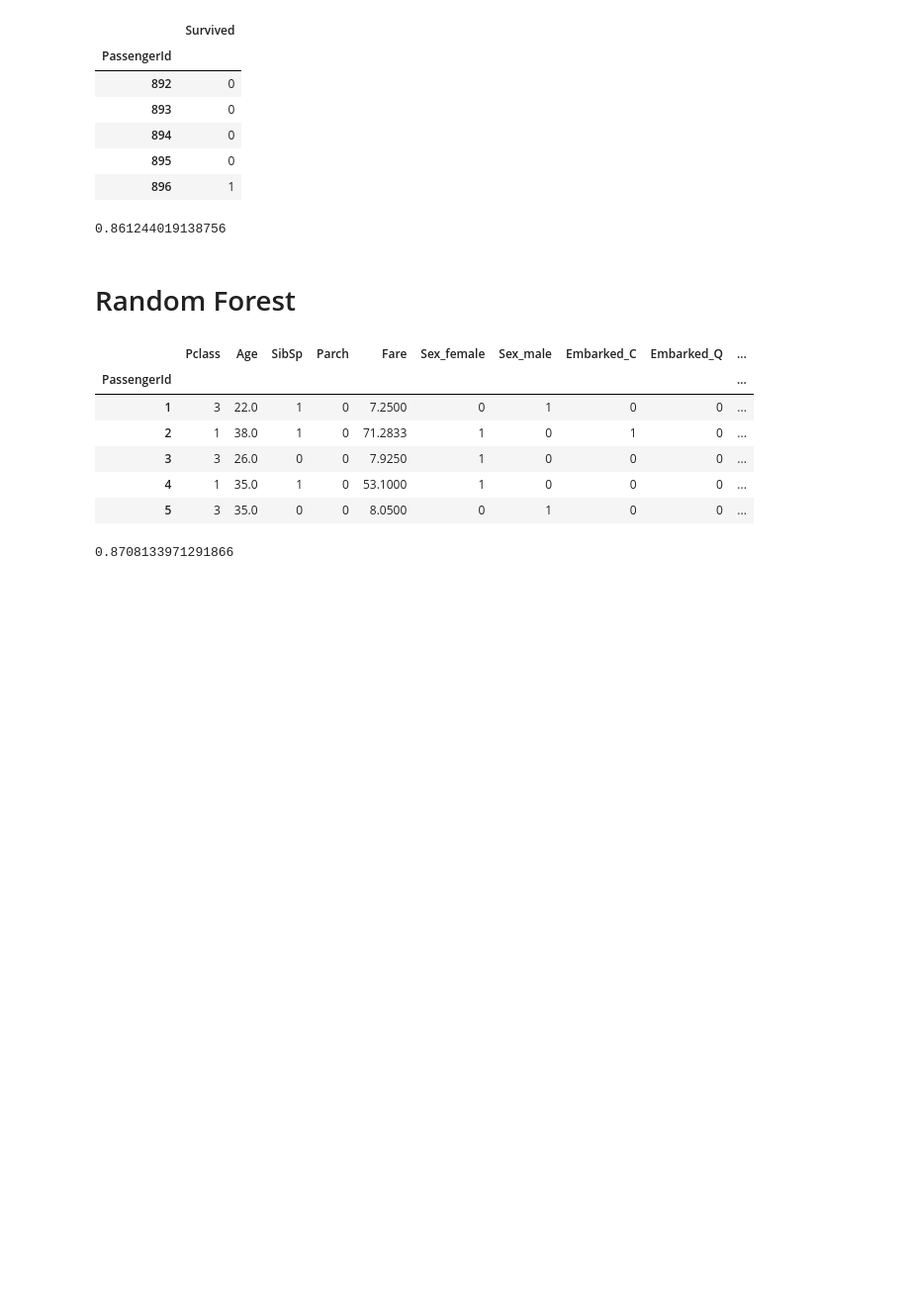
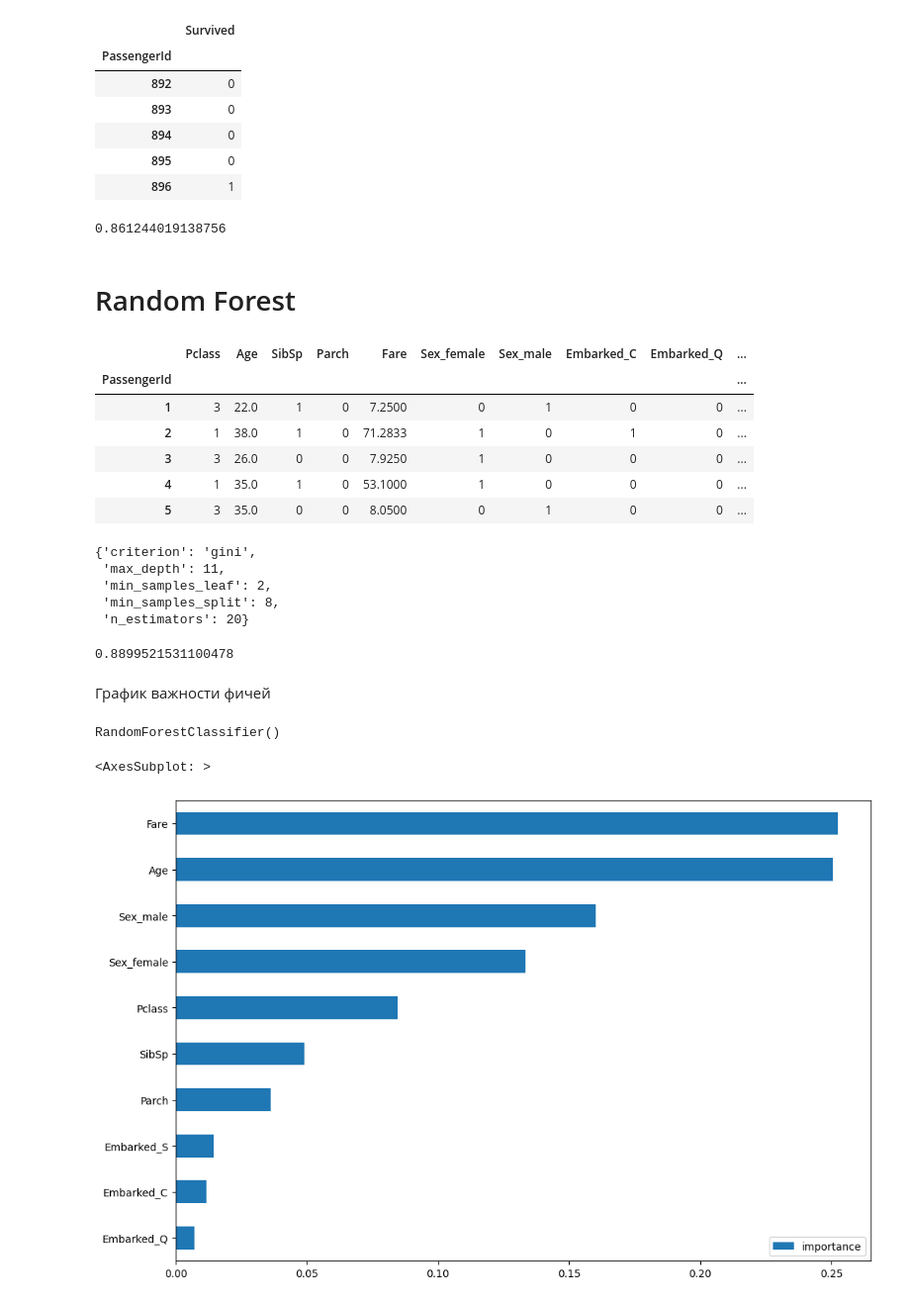
Before and after one commit to MegaH8/Random-Forest, a Jupyter notebook: titanic.ipynb, the cells around one changed output. Shown: that part at 99% size. Cells and saved outputs as stored; diff of their text form; code cells hidden in the pictures; blank space fills up the shorter version.

```diff
--- a/titanic.ipynb
+++ b/titanic.ipynb
@@ -191,6 +194,16 @@ X_test = pd.get_dummies(test_data[features])
 # %%
-forest = RandomForestClassifier(n_estimators=100, max_depth=5, random_state=1) # Создаем лес
+fr = RandomForestClassifier(random_state=0) # Создаем лес
+# %%
+best_fr = GridSearchCV(fr, param_grid=params, cv=3, n_jobs=-1)
 # %%
-forest.fit(X_train, y_train) # Обучаем
-forest_predictions = forest.predict(X_test) # Предсказываем
+best_fr.fit(X_train, y_train) # Обучаем
+forest_predictions = best_fr.predict(X_test) # Предсказываем
+# %%
+best_fr.best_params_
+# %% [output]
+{'criterion': 'gini',
+ 'max_depth': 11,
+ 'min_samples_leaf': 2,
+ 'min_samples_split': 8,
+ 'n_estimators': 20}
 # %%
@@ -198,5 +211,17 @@ y_pred = pd.DataFrame({'Survived': predictions}, index=X_test.index)
 # %%
-forest.score(X_test, y_pred)
+best_fr.score(X_test, y)
 # %% [output]
-0.8708133971291866
+0.8899521531100478
+# %% [markdown]
+График важности фичей
+# %%
+fr.fit(X_train, y_train)
+# %% [output]
+RandomForestClassifier()
+# %%
+imp = pd.DataFrame(fr.feature_importances_, index=X_train.columns, columns=['importance'])
+imp.sort_values('importance').plot(kind='barh', figsize=(12, 8))
+# %% [output]
+<AxesSubplot: >
+[figure, added]
 # %%
```
Also changed, not shown: parts of 5 cells of this notebook.
